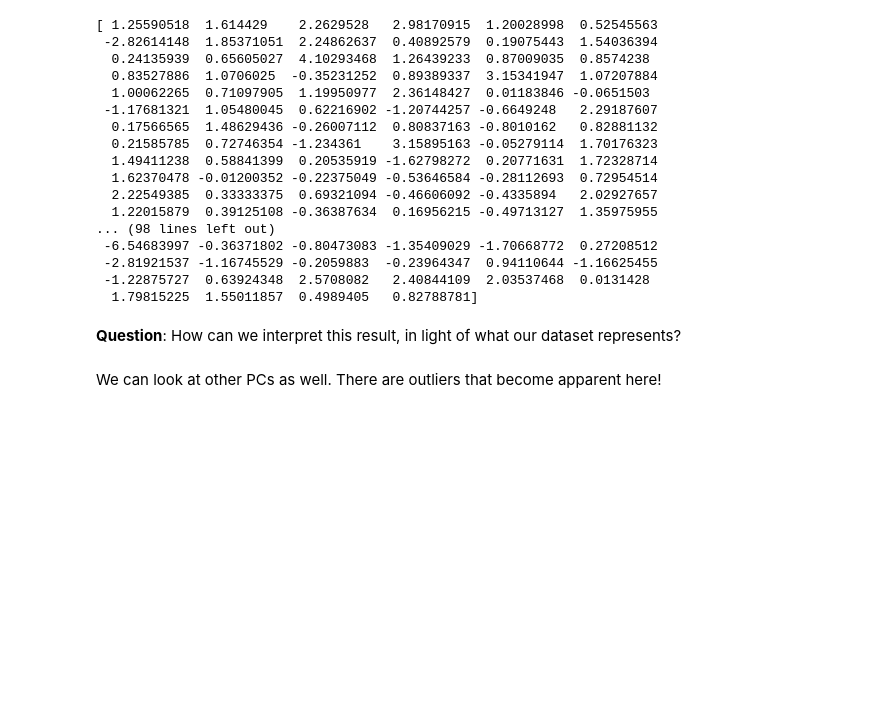
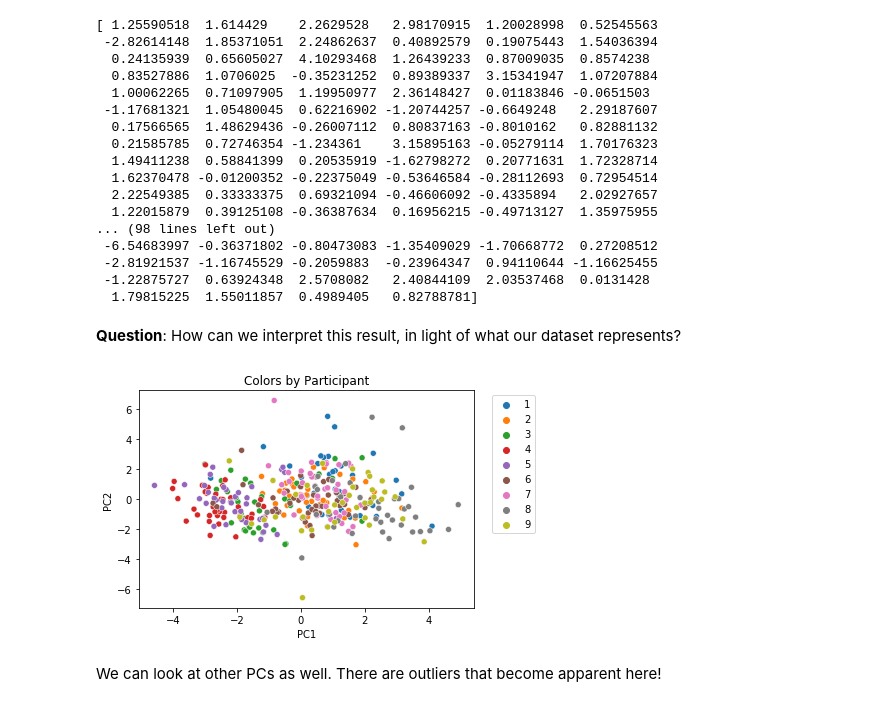
Before and after one commit to personalrobotics/corl23_towards_general_food_acquisition, a Jupyter notebook: scripts/pca.ipynb, the cells around one changed output. Saved outputs shown, nothing was run; the diff lists cells and outputs as text; code cells hidden in the pictures; blank space fills up the shorter version.

```diff
--- a/scripts/pca.ipynb
+++ b/scripts/pca.ipynb
@@ -215,6 +232,15 @@ print(transformed[:,1])
   1.79815225  1.55011857  0.4989405   0.82788781]
 # %% [markdown]
 **Question**: How can we interpret this result, in light of what our dataset represents?
+# %%
+sns.scatterplot(x=transformed[:,0], y=transformed[:,1], hue=participants)
+plt.title("Colors by Participant")
+plt.xlabel('PC1')
+plt.ylabel('PC2')
+plt.legend(bbox_to_anchor=(1.04,1), loc="upper left")
+plt.show()
+# %% [output]
+[figure, added]
 # %% [markdown]
 We can look at other PCs as well. There are outliers that become apparent here!
 # %%
```
Also changed, not shown: parts of 2 cells of this notebook.
